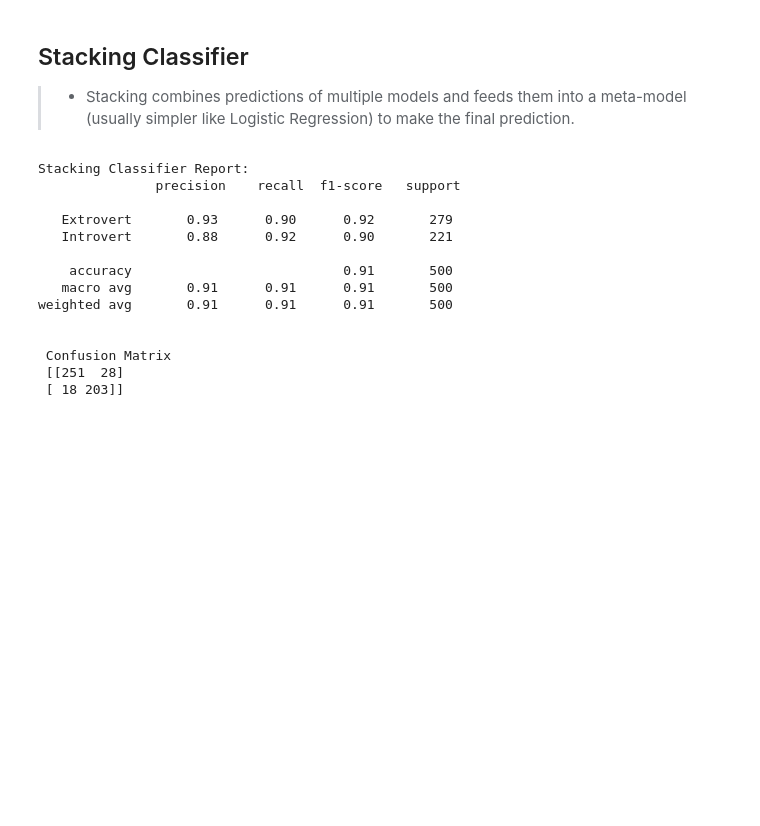
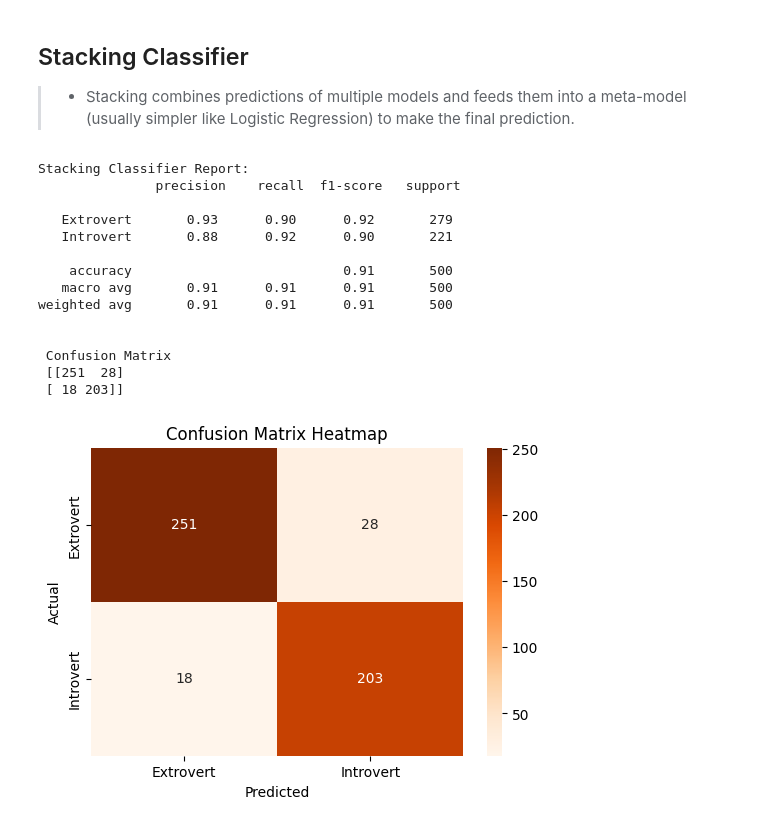
Before and after one commit to danlumumba/human-personality-ml-model, a Jupyter notebook: personality.ipynb, the cells around one changed output. Saved outputs shown, nothing was run; the diff lists cells and outputs as text; code cells hidden in the pictures; blank space fills up the shorter version.

```diff
--- a/personality.ipynb
+++ b/personality.ipynb
@@ -401,30 +401,42 @@ stack = StackingClassifier(estimators=estimators, final_estimator=LogisticRegres
 
 # Train
 stack_fit = stack.fit(x_train, y_train)
 
 # Predict
 y_pred_stack = stack_fit.predict(x_test)
 print("Stacking Classifier Report:\n", classification_report(y_test, y_pred_stack))
 
 # Confusion matrix
 cm = confusion_matrix(y_test, y_pred_stack)
 print(f'\n Confusion Matrix\n {cm}')
 
+# Plot using sklearn built-in ConfusionMatrixDisplay
+labels = ['Extrovert', 'Introvert']
+cm_df = pd.DataFrame(cm, index=labels, columns=labels)
+
+plt.figure(figsize=(6,4))
+sns.heatmap(cm_df, annot=True, fmt='d', cmap='Oranges')
+plt.ylabel('Actual')
+plt.xlabel('Predicted')
+plt.title('Confusion Matrix Heatmap')
+plt.show()
+
 
 #[[TN FP]
 #[FN TP]]
 # %% [output]
 Stacking Classifier Report:
                precision    recall  f1-score   support
 
    Extrovert       0.93      0.90      0.92       279
    Introvert       0.88      0.92      0.90       221
 
     accuracy                           0.91       500
    macro avg       0.91      0.91      0.91       500
 weighted avg       0.91      0.91      0.91       500
 
 
  Confusion Matrix
  [[251  28]
  [ 18 203]]
+[figure, added]
```
